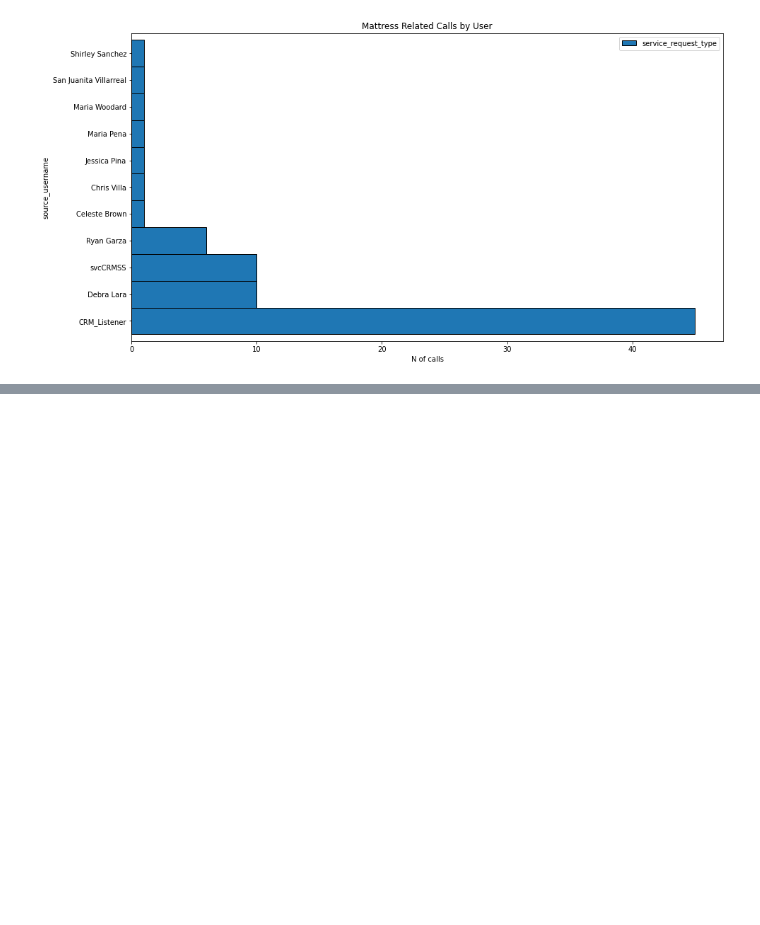
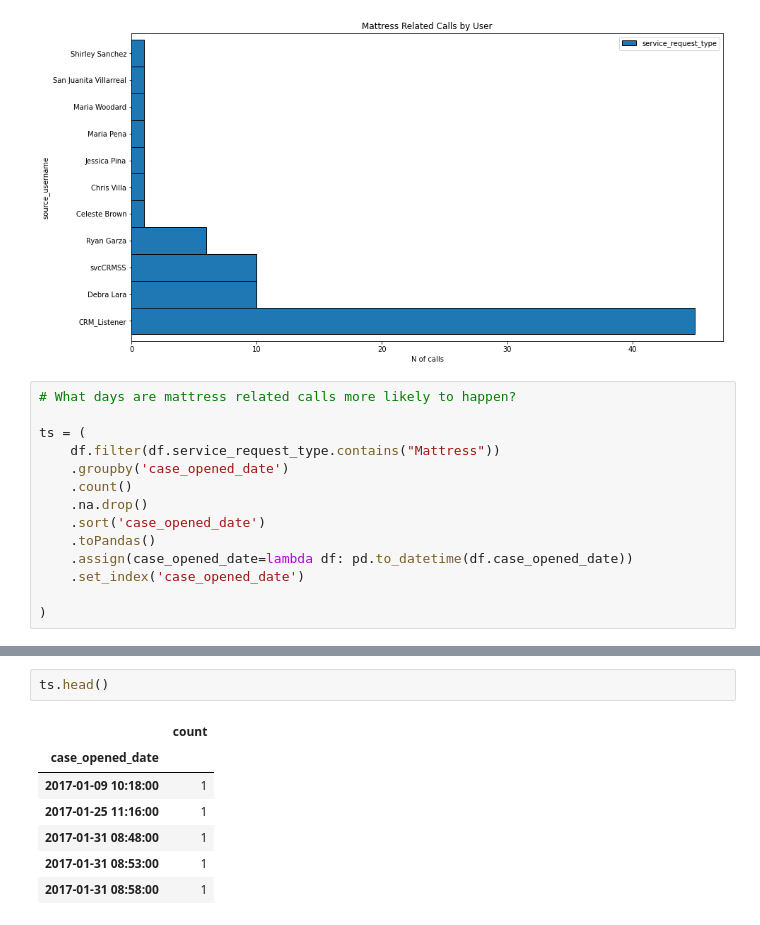
Before and after one commit to guedanie/distributed-ml, a Jupyter notebook: explore.ipynb, the cells around one changed output, grey strips where cells are left out. Cells and saved outputs as stored; diff of their text form; blank space fills up the shorter version.

```diff
--- a/explore.ipynb
+++ b/explore.ipynb
@@ -339,3 +339,17 @@ plt.xlabel("N of calls")
 # %% [output]
 Text(0.5, 0, 'N of calls')
 [figure]
+# %%
+# What days are mattress related calls more likely to happen?
+
+ts = (
+    df.filter(df.service_request_type.contains("Mattress"))
+    .groupby('case_opened_date')
+    .count()
+    .na.drop()
+    .sort('case_opened_date')
+    .toPandas()
+    .assign(case_opened_date=lambda df: pd.to_datetime(df.case_opened_date))
+    .set_index('case_opened_date')
+
+)
@@ -341,0 +373,10 @@ Text(0.5, 0, 'N of calls')
+# %%
+ts.head()
+# %% [output]
+|  | count |
+| case_opened_date |  |
+| 2017-01-09 10:18:00 | 1 |
+| 2017-01-25 11:16:00 | 1 |
+| 2017-01-31 08:48:00 | 1 |
+| 2017-01-31 08:53:00 | 1 |
+| 2017-01-31 08:58:00 | 1 |
```
Also changed, not shown: parts of 1 cell of this notebook.
